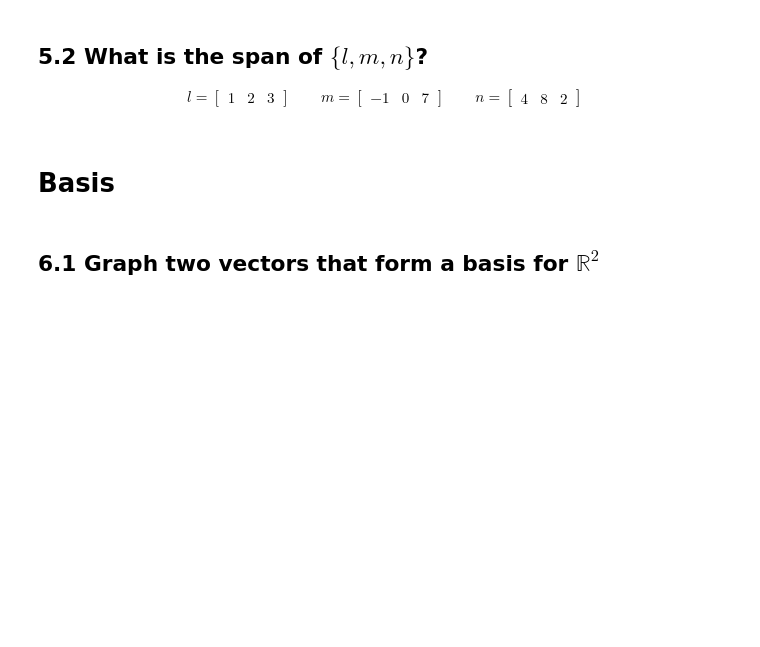
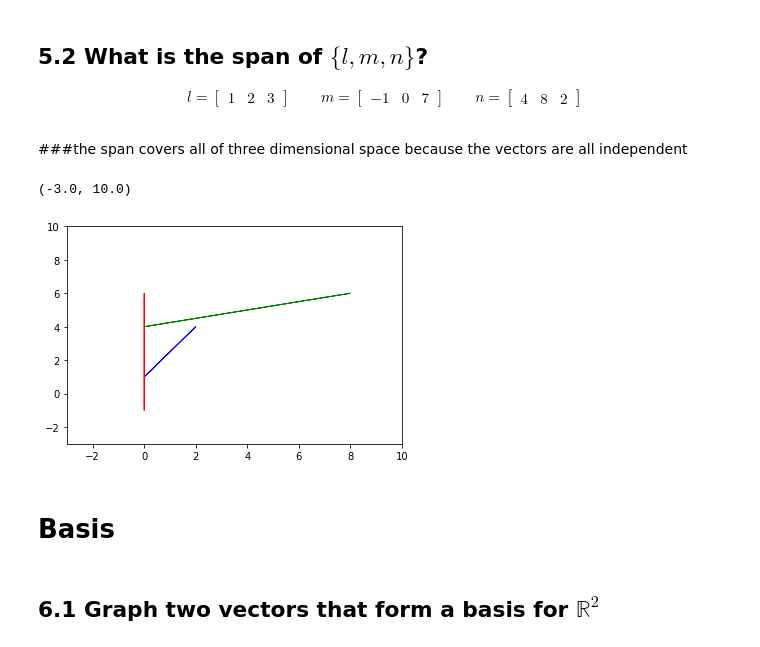
Before and after one commit to njaiprakash/DS-Unit-1-Sprint-3-Linear-Algebra, a Jupyter notebook: module2-intermediate-linear-algebra/LS_DS_132_Intermediate_Linear_Algebra_Assignment.ipynb, the cells around one changed output. Saved outputs shown, nothing was run; the diff lists cells and outputs as text; code cells hidden in the pictures; blank space fills up the shorter version.

```diff
--- a/module2-intermediate-linear-algebra/LS_DS_132_Intermediate_Linear_Algebra_Assignment.ipynb
+++ b/module2-intermediate-linear-algebra/LS_DS_132_Intermediate_Linear_Algebra_Assignment.ipynb
@@ -231,6 +283,20 @@ m = \begin{bmatrix} -1 & 0 & 7 \end{bmatrix}
 \qquad
 n = \begin{bmatrix} 4 & 8  & 2\end{bmatrix}
 \end{align}
+# %% [markdown]
+###the span covers all of three dimensional space because the vectors are all independent
+# %%
+plt.arrow(0, 1, 2, 3, color ='blue');
+plt.arrow(0, -1, 0, 7, color ='red');
+plt.arrow(0, 4, 8, 2, color ='green');
+
+
+
+plt.xlim(-3,10)
+plt.ylim(-3,10)
+# %% [output]
+(-3.0, 10.0)
+[figure, added]
 # %% [markdown]
 # Basis
 # %% [markdown]
```
Also changed, not shown: parts of 12 cells of this notebook.
